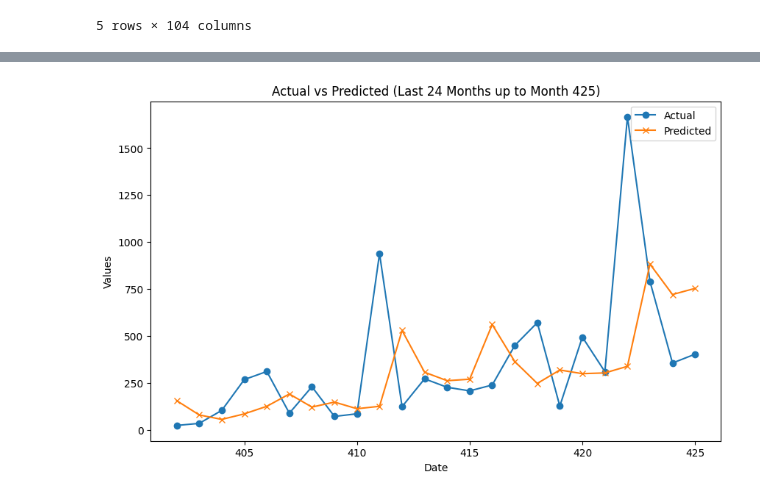
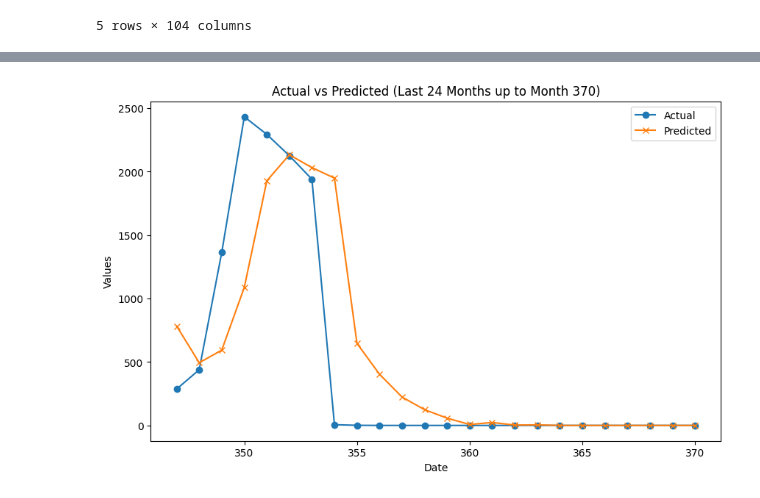
Before and after one commit to kaylanhua/conflicts, a Jupyter notebook: production/views_rf.ipynb, the cells around one changed output, grey strips where cells are left out. Saved outputs shown, nothing was run; the diff lists cells and outputs as text; code cells hidden in the pictures.

```diff
--- a/production/views_rf.ipynb
+++ b/production/views_rf.ipynb
@@ -91,0 +121,23 @@ KeyError: "None of [Int64Index([  1,   5,   7,  11,  14,  16,  20,  22,  25,  28
+# %%
+## POISSON PROCESS CODE
+import numpy as np
+import pandas as pd
+from scipy.signal import find_peaks
+
+# calculate inter-peak intervals
+inter_peak_intervals = np.diff(peaks)
+
+# estimate average time between peaks (lambda)
+lambda_est = 1 / np.mean(inter_peak_intervals)
+
+# model the poisson process
+def poisson_process_prob(t, lambda_est):
+    return 1 - np.exp(-lambda_est * t)
+
+# est the probability of future peaks
+future_months = np.arange(1, 25)  # Example: next 24 months
+probabilities = poisson_process_prob(future_months, lambda_est)
+print(probabilities)
+
+# Create a new column "peak_prob" in X
+X['peak_prob'] = X['since_war_start'].apply(lambda t: poisson_process_prob(t, lambda_est))
@@ -135,4 +192,6 @@ Columns removed:
 # %%
+import xgboost as xgb
+
 def predict_date(input_month):
     pre_date = X[X['month_id'] < input_month].tail(36)
     X_train = pre_date.drop(columns=["ged_sb", "month_id"]) # last 36
@@ -145,16 +204,28 @@ def predict_date(input_month):
     row = X[X['month_id'] == input_month]
     prediction = model.predict(row.drop(columns=["ged_sb", "month_id"]))
     return prediction[0], row["ged_sb"].values[0], model.feature_importances_
+
+def predict_date_xgboost(input_month):
+    pre_date = X[X['month_id'] < input_month].tail(36)
+    X_train = pre_date.drop(columns=["ged_sb", "month_id"]) # last 36
+    y_train = pre_date["ged_sb"] # corresponding fatalities
+
+    model = xgb.XGBRegressor(n_estimators=100, random_state=42)
+    model.fit(X_train, y_train)
+
+    # prediction
+    row = X[X['month_id'] == input_month]
+    prediction = model.predict(row.drop(columns=["ged_sb", "month_id"]))
+    return prediction[0], row["ged_sb"].values[0], model.feature_importances_
 # %%
 # calculate importances
-
 month = 200
 WIDTH = 5
 
 importances_list = []
 
 for m in range(month, month+WIDTH):
-    p, true, feature_imp = predict_date(m)
+    p, true, feature_imp = predict_date_xgboost(m)
     print("prediction: ", p)
     print("true: ", true)
     importances_list.append(feature_imp)
@@ -229,7 +300,7 @@ ground_truth = []
 predictions = []
 
 for date in dates_to_predict:
-    p, t, feature_imp = predict_date(date)
+    p, t, feature_imp = predict_date_xgboost(date)
     ground_truth.append(t)
     predictions.append(p)
 
@@ -274,32 +345,32 @@ R^2 Score:  0.6106
 window_size = 24
 
 # function to plot the last 'window_size' data points from a given month
 def plot_last_window_from_month(month, window_size):
     if month in dates_to_predict:
         month_index = list(dates_to_predict).index(month)
 
         # Ensure there are enough data points
         if month_index + 1 >= window_size:
             # Select the last 'window_size' data points up to the given month
             window_dates = dates_to_predict[month_index + 1 - window_size:month_index + 1]
             window_ground_truth = ground_truth[month_index + 1 - window_size:month_index + 1]
             window_predictions = predictions[month_index + 1 - window_size:month_index + 1]
 
             # Plot the smaller subset
             plt.figure(figsize=(10, 6))
             plt.plot(window_dates, window_ground_truth, label='Actual', marker='o')
             plt.plot(window_dates, window_predictions, label='Predicted', marker='x')
             plt.xlabel('Date')
             plt.ylabel('Values')
             plt.title(f'Actual vs Predicted (Last {window_size} Months up to Month {month})')
             plt.legend()
             plt.show()
         else:
             print(f"Not enough data points to create a window of {window_size} months up to month {month}.")
     else:
         print(f"Month {month} is not in the dates to predict.")
 
 # Example usage
-plot_last_window_from_month(425, window_size)
+plot_last_window_from_month(370, window_size)
 # %% [output]
-[figure, old version]
+[figure, new version]
```
Also changed, not shown: parts of 10 cells of this notebook.
